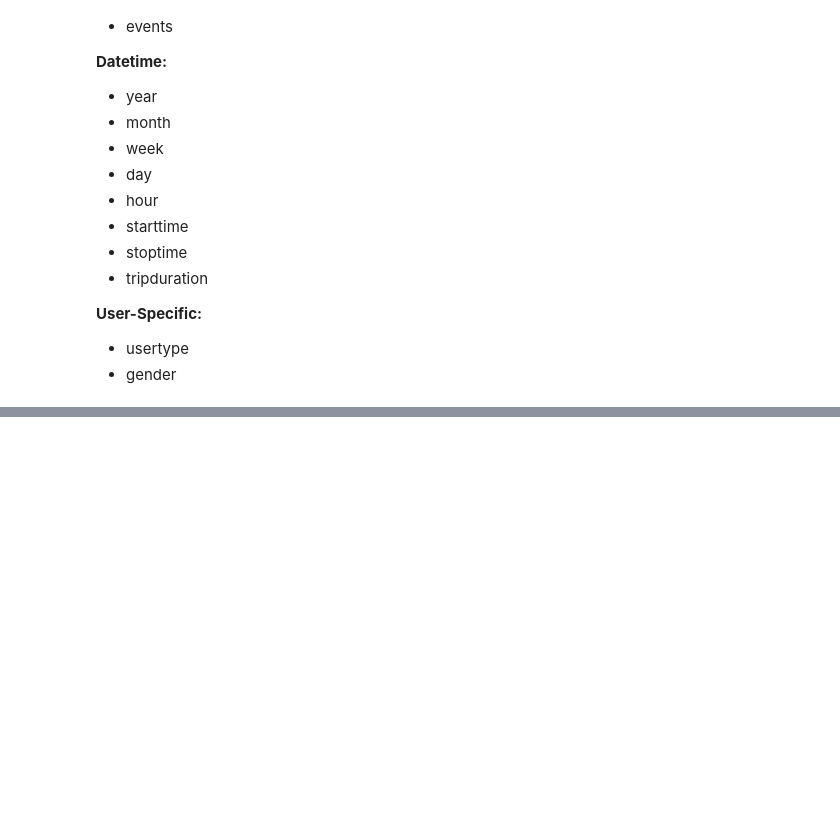
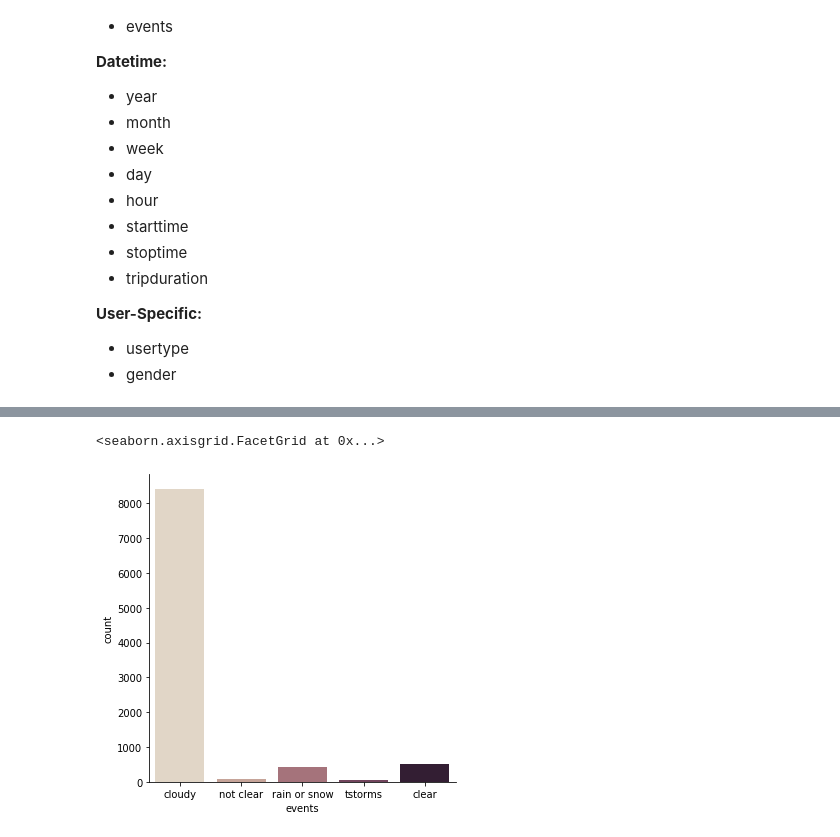
Before and after one commit to mickey-is-codin/data-science, a Jupyter notebook: Kaggle/Divvy/EDA.ipynb, the cells around one changed output, grey strips where cells are left out. Saved outputs shown, nothing was run; the diff lists cells and outputs as text; code cells hidden in the pictures; blank space fills up the shorter version.

```diff
--- a/Kaggle/Divvy/EDA.ipynb
+++ b/Kaggle/Divvy/EDA.ipynb
@@ -127,0 +172,10 @@ data_df.describe()
+# %%
+sns.catplot(
+    x='events',
+    data=data_df,
+    kind='count',
+    palette='ch:.25'
+)
+# %% [output]
+<seaborn.axisgrid.FacetGrid at 0x...>
+[figure, added]
```
Also changed, not shown: parts of 9 cells of this notebook.
